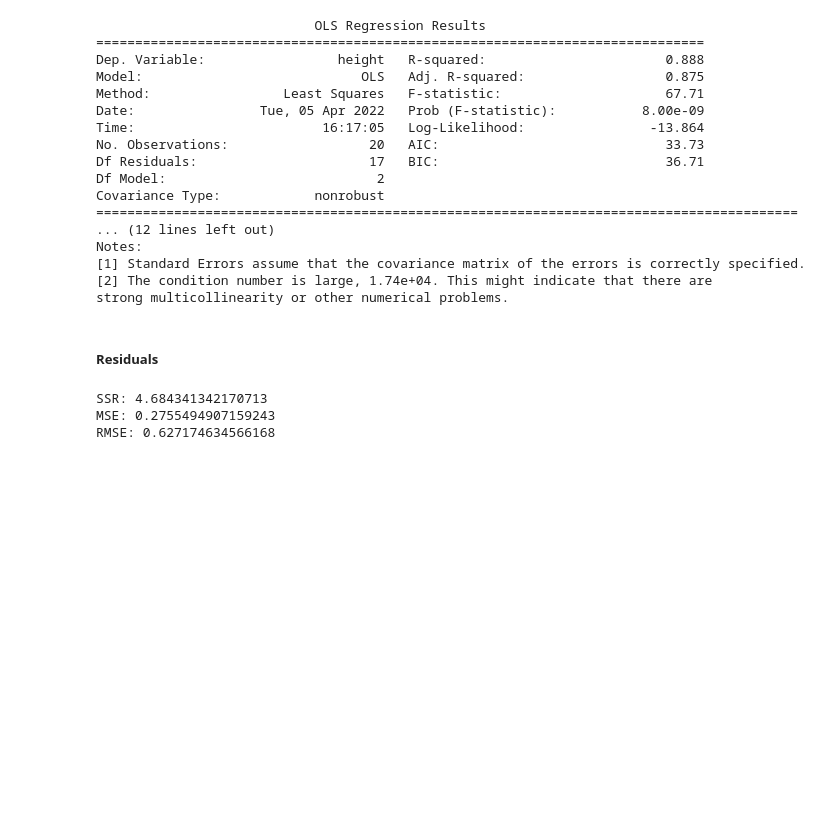
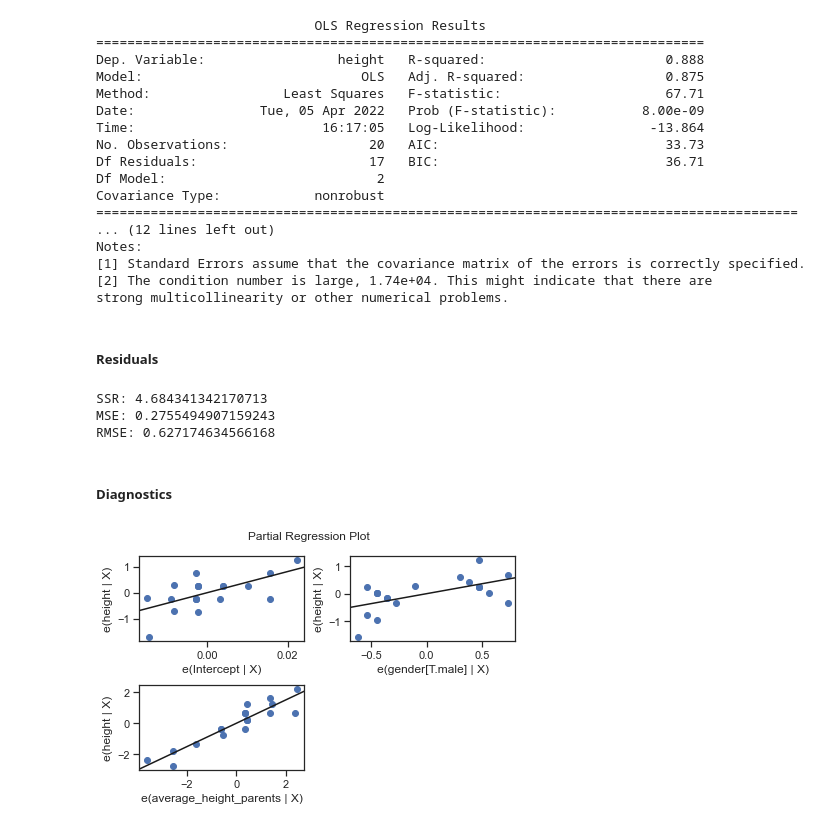
Before and after one commit to lenabinder1001/regression-height, a Jupyter notebook: models/regression-height.ipynb, the cells around one changed output. Drawn from its saved outputs; the diff is of its cells as text; code cells hidden in the pictures; blank space fills up the shorter version.

Commit message:
added diagnostics for model 2

```diff
--- a/models/regression-height.ipynb
+++ b/models/regression-height.ipynb
@@ -217,3 +217,10 @@ print("RMSE:", np.sqrt(fit.mse_resid))
 SSR: 4.684341342170713
 MSE: 0.2755494907159243
 RMSE: 0.627174634566168
+# %% [markdown]
+##### Diagnostics
+# %%
+fig = sm.graphics.plot_partregress_grid(fit_2)
+fig.tight_layout(pad=1.0)
+# %% [output]
+[figure, added]
```
Also changed, not shown: parts of 3 cells of this notebook.
